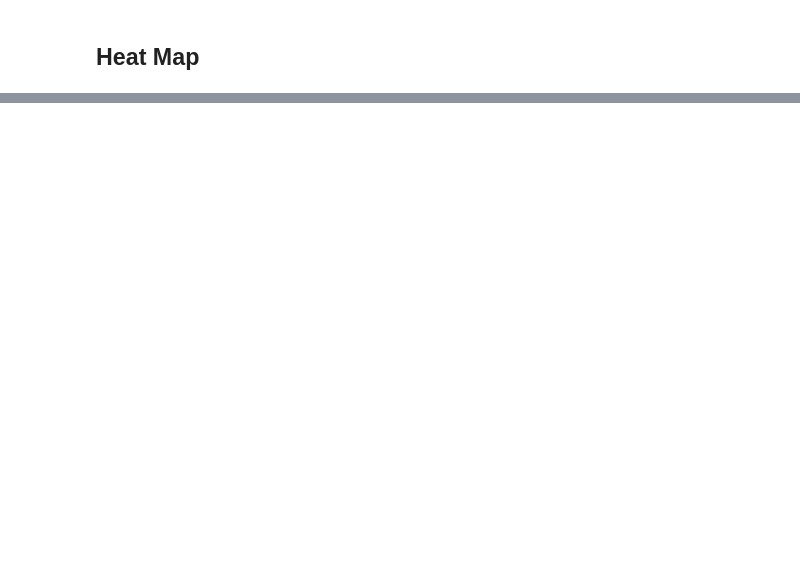
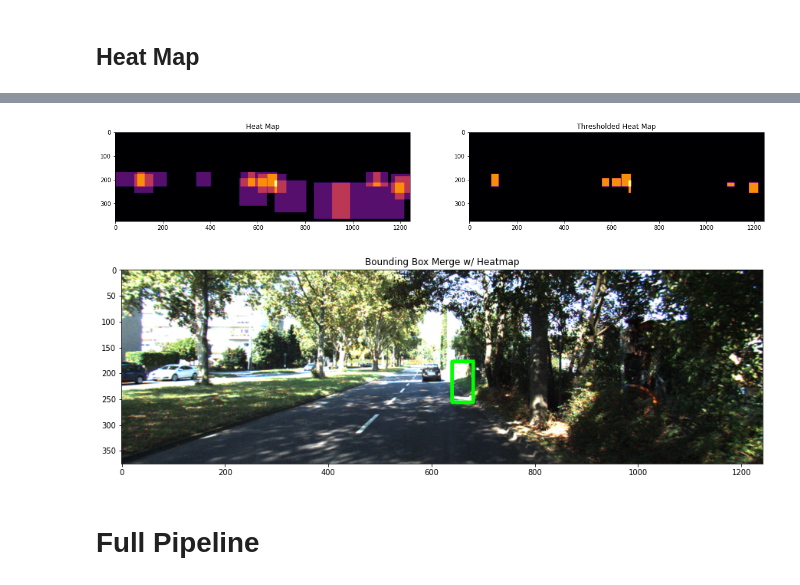
Before and after one commit to chrismartel/ECSE415-Project-G7, a Jupyter notebook: detection/detection.ipynb, the cells around one changed output, grey strips where cells are left out. Saved outputs shown, nothing was run; the diff lists cells and outputs as text; code cells hidden in the pictures; blank space fills up the shorter version.

Commit message:
added full detection pipeline method

```diff
--- a/detection/detection.ipynb
+++ b/detection/detection.ipynb
@@ -316,0 +313,23 @@ plt.show()
+# %%
+from scipy.ndimage.measurements import label
+
+heatmapThresh = 2
+min_bbox = (40,40)
+
+heatmap_boxes = heatmapMerge(boxes, (img_h, img_w), threshold=heatmapThresh, min_bbox=min_bbox, show=True)
+
+img_labels = img.copy()
+for xi, yi, xf, yf in heatmap_boxes:
+    cv2.rectangle(img_labels, (xi, yi), (xf, yf), (0, 255, 0), 6)
+
+
+# plot final
+plt.figure(figsize = (15, 15))
+plt.title("Bounding Box Merge w/ Heatmap")
+plt.imshow(img_labels)
+plt.show()
+# %% [output]
+[figure, added]
+[figure, added]
+# %% [markdown]
+# Full Pipeline
```
Also changed, not shown: parts of 10 cells of this notebook, 1 other file.
